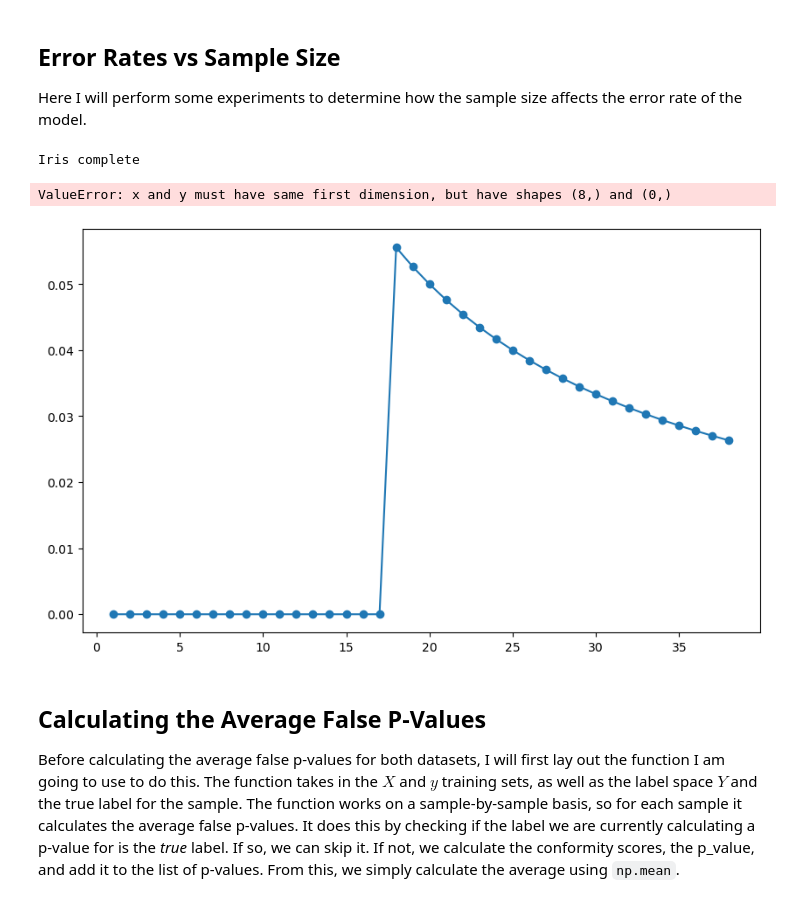
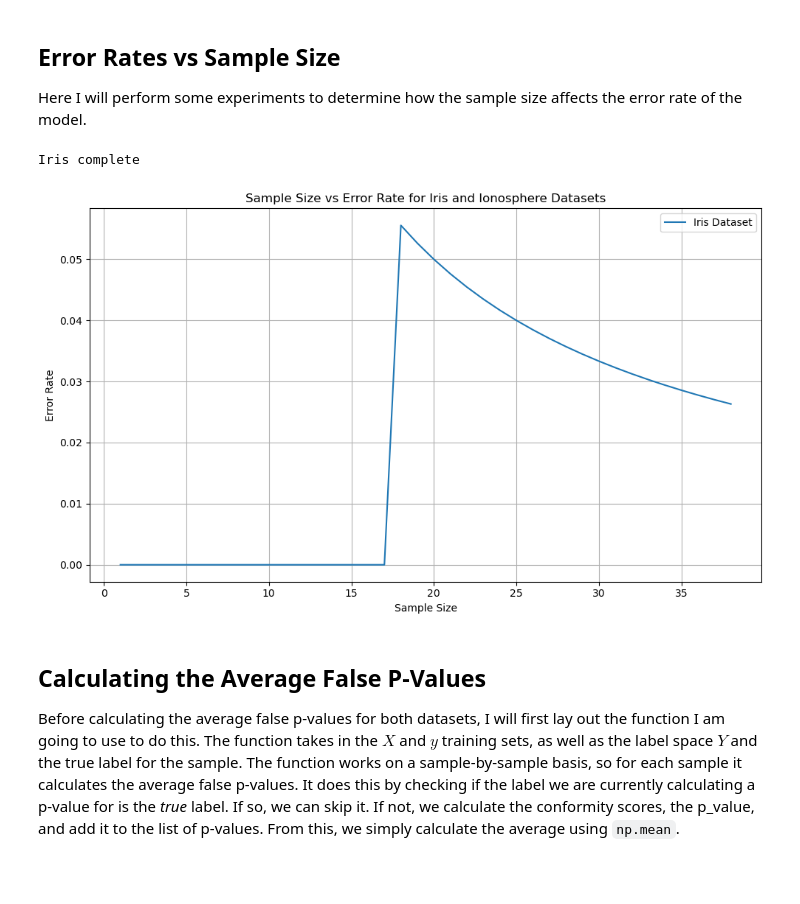
Before and after one commit to lukavr05/CS3920-labs, a Jupyter notebook: Assignment1/Assignment1.ipynb, the cells around one changed output. Cells and saved outputs as stored; diff of their text form; code cells hidden in the pictures; blank space fills up the shorter version.

```diff
--- a/Assignment1/Assignment1.ipynb
+++ b/Assignment1/Assignment1.ipynb
@@ -328,36 +328,35 @@ for size in iris_sizes:
     for i in range(0,size):
         iris_predictions[i] = predict(iris_label_space, x_test[i], iris_X_train, iris_y_train)
 
     error = 1 - score(iris_predictions, y_test)
     iris_error_rates.append(error)
 print("Iris complete")
 
 """
 # For Ionosphere
 for size in ion_sizes:
     x_test = ion_X_test[:size]
     y_test = ion_y_test[:size]
     ion_predictions = np.zeros(size)
     for j in range(0, size):
         ion_predictions[j] = predict(ion_label_space, x_test[j], ion_X_train, ion_y_train)
 
     error = 1 - score(ion_predictions, y_test)
     ion_error_rates.append(error)
 """
 plt.figure(figsize=(10, 6))
 plt.plot(iris_sizes, iris_error_rates, label="Iris Dataset")
-plt.plot(ion_sizes, ion_error_rates, label="Ionosphere Dataset", marker="s")
+#plt.plot(ion_sizes, ion_error_rates, label="Ionosphere Dataset", marker="s")
 plt.xlabel("Sample Size")
 plt.ylabel("Error Rate")
 plt.title("Sample Size vs Error Rate for Iris and Ionosphere Datasets")
 plt.legend()
 plt.grid(True)
 plt.tight_layout()
 plt.show()
 # %% [output]
 Iris complete
-ValueError: x and y must have same first dimension, but have shapes (8,) and (0,)
-[figure, old version]
+[figure, new version]
 # %% [markdown]
 ## Calculating the Average False P-Values
 
```
Also changed, not shown: parts of 9 cells of this notebook.
